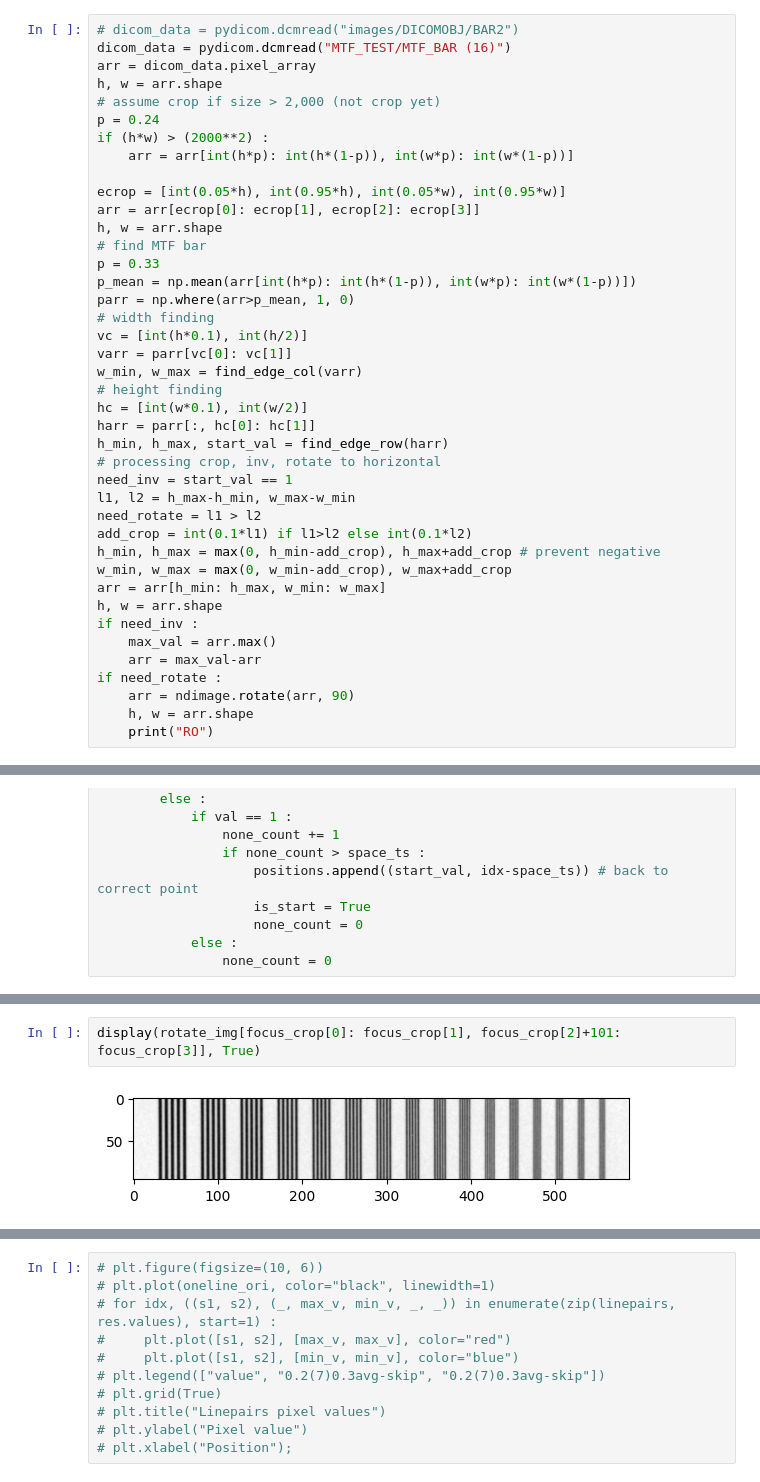
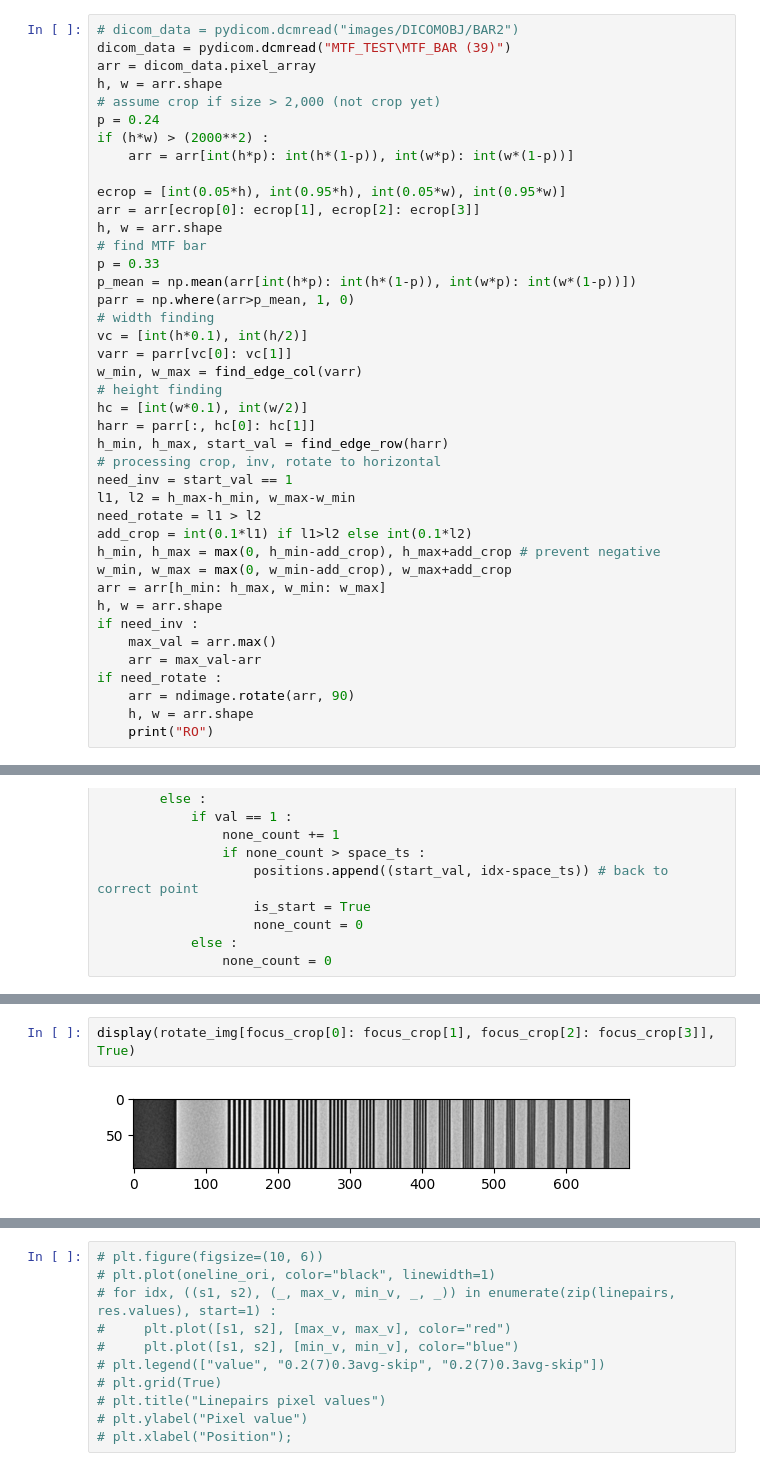
Before and after one commit to NickyAlan/DR-Light-beam-test, a Jupyter notebook: mtf.ipynb, the cells around one changed output, grey strips where cells are left out. Cells and saved outputs as stored; diff of their text form.

```diff
--- a/mtf.ipynb
+++ b/mtf.ipynb
@@ -79,7 +79,7 @@ def find_edge_row(arr) :
     return h_min, h_max, start_val
 # %%
 # dicom_data = pydicom.dcmread("images/DICOMOBJ/BAR2")
-dicom_data = pydicom.dcmread("MTF_TEST/MTF_BAR (16)")
+dicom_data = pydicom.dcmread("MTF_TEST\MTF_BAR (39)")
 arr = dicom_data.pixel_array
 h, w = arr.shape
 # assume crop if size > 2,000 (not crop yet)
@@ -376,4 +381,4 @@ focus_crop
 # %%
-display(rotate_img[focus_crop[0]: focus_crop[1], focus_crop[2]+101: focus_crop[3]], True)
+display(rotate_img[focus_crop[0]: focus_crop[1], focus_crop[2]: focus_crop[3]], True)
 # %% [output]
-[figure, old version]
+[figure, new version]
```
Also changed, not shown: parts of 45 cells of this notebook.
